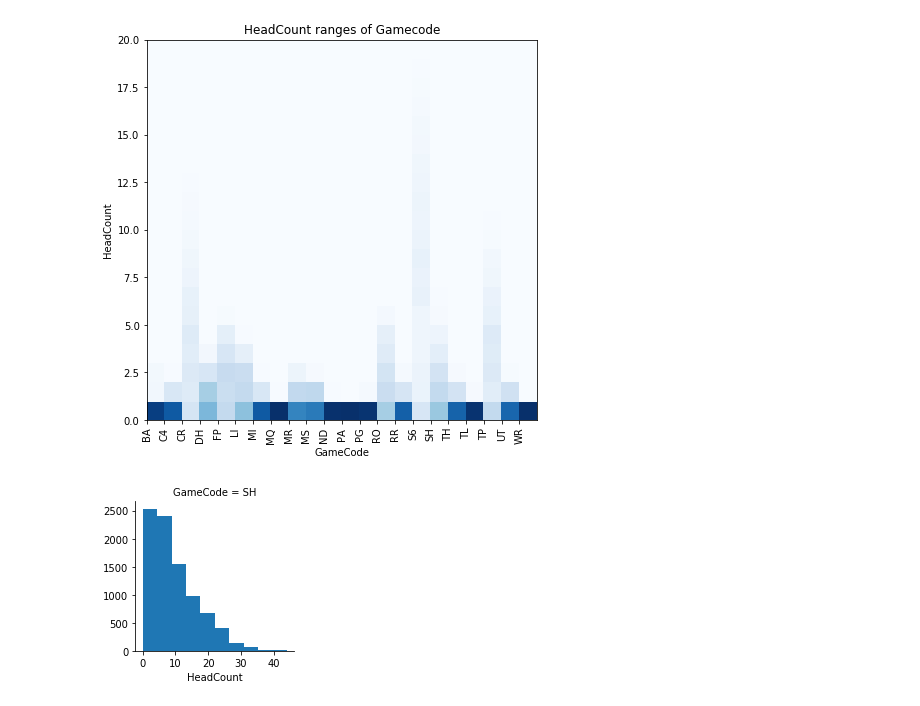
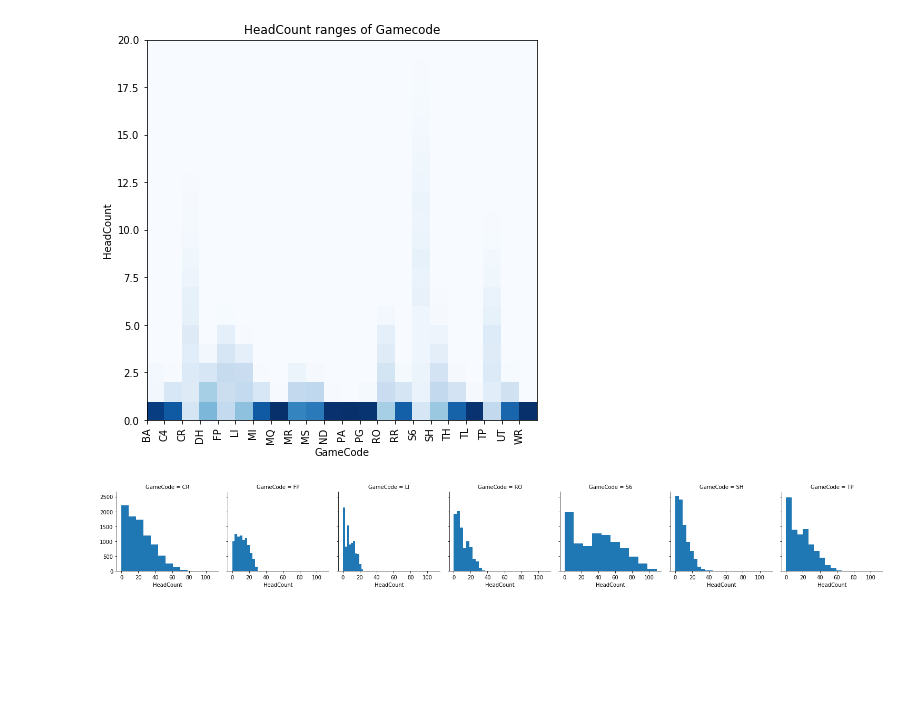
Before and after one commit to ryanarbow/uw_data_science, a Jupyter notebook: DS_methods_and_tools_2/RyanArbow-M01-Vizualization.ipynb, the cells around one changed output. Cells and saved outputs as stored; diff of their text form; code cells hidden in the pictures; blank space fills up the shorter version.

Commit message:
added facetgrid

```diff
--- a/DS_methods_and_tools_2/RyanArbow-M01-Vizualization.ipynb
+++ b/DS_methods_and_tools_2/RyanArbow-M01-Vizualization.ipynb
@@ -286,8 +286,12 @@ ax.set_title('HeadCount ranges of Gamecode')
 # %% [output]
 Text(0.5,1,'HeadCount ranges of Gamecode')
 [figure]
+# %%
+games = ['CR', 'FP', 'LI', 'RO','S6','SH', 'TP']
+# %%
+hc_gamecode = casino.loc[casino['GameCode'].isin(games)]
 # %%
-gr = sns.FacetGrid(df, col='GameCode')
+gr = sns.FacetGrid(hc_gamecode, col='GameCode')
 gr = gr.map(plt.hist, "HeadCount")
 # %% [output]
-[figure, old version]
+[figure, new version]
```
Also changed, not shown: parts of 3 cells of this notebook.
